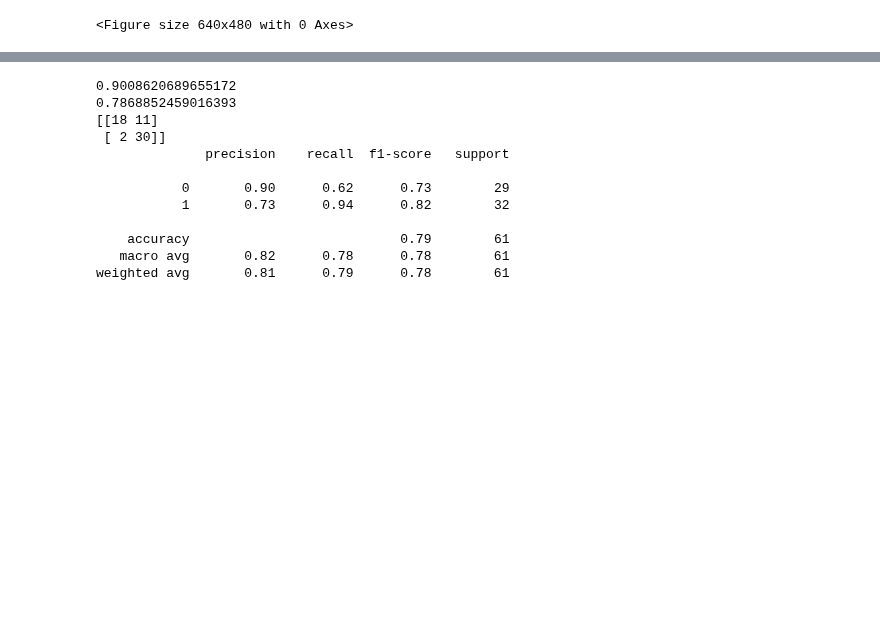
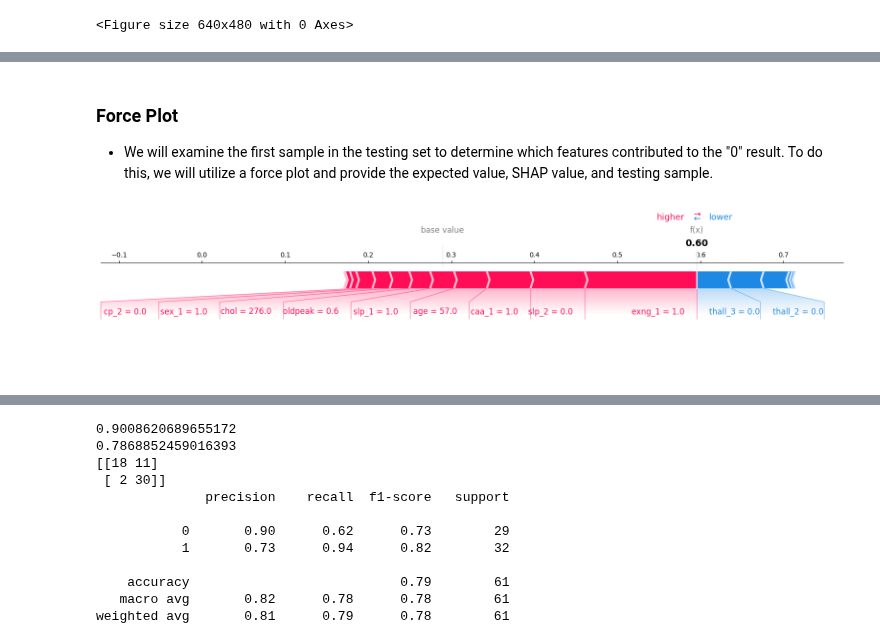
Before and after one commit to pparkitn/kaggle, a Jupyter notebook: classification-random-forest.ipynb, the cells around one changed output, grey strips where cells are left out. Cells and saved outputs as stored; diff of their text form; code cells hidden in the pictures; blank space fills up the shorter version.

```diff
--- a/classification-random-forest.ipynb
+++ b/classification-random-forest.ipynb
@@ -259,0 +289,7 @@ plt.savefig('shap_summary_plot.png', bbox_inches='tight')
+# %% [markdown]
+### Force Plot
+- We will examine the first sample in the testing set to determine which features contributed to the "0" result. To do this, we will utilize a force plot and provide the expected value, SHAP value, and testing sample.
+# %%
+shap.plots.force(explainer.expected_value[0], shap_values[0][0,:], X_test.iloc[0, :], matplotlib = True)
+# %% [output]
+[figure, added]
```
Also changed, not shown: parts of 9 cells of this notebook.
